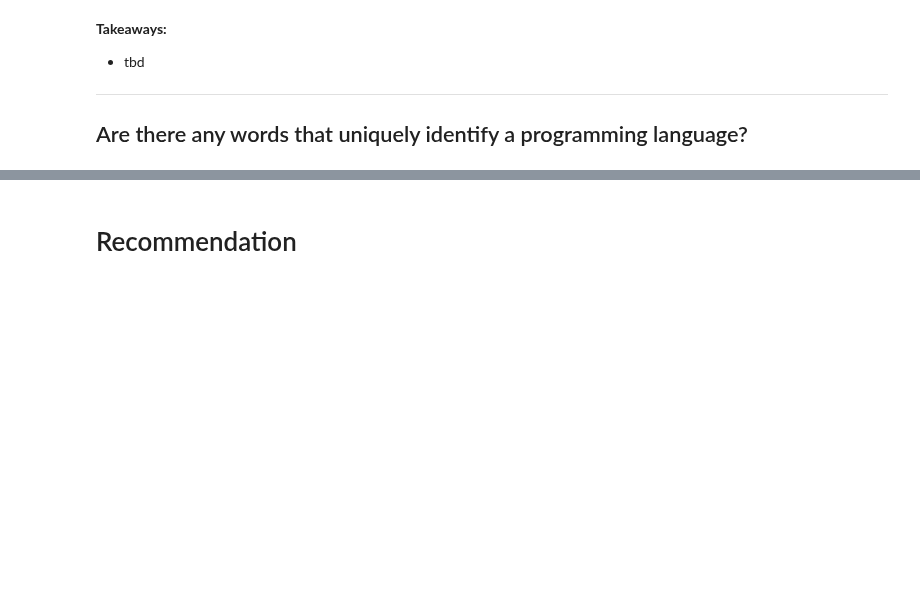
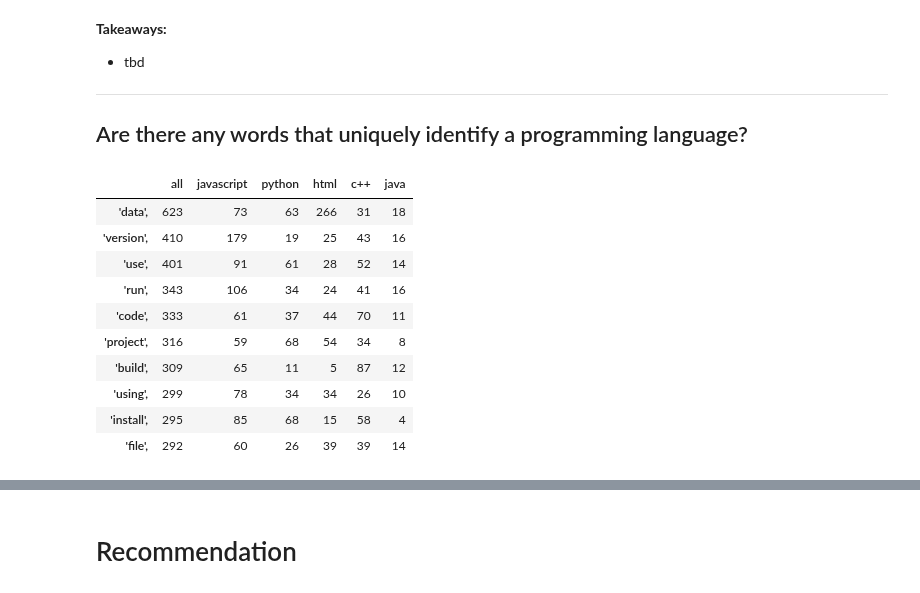
Before and after one commit to codeup-nlp/nlp-project, a Jupyter notebook: final_report.ipynb, the cells around one changed output, grey strips where cells are left out. Cells and saved outputs as stored; diff of their text form; code cells hidden in the pictures; blank space fills up the shorter version.

```diff
--- a/final_report.ipynb
+++ b/final_report.ipynb
@@ -233,3 +233,18 @@ None
 * tbd
 -----------
 ## Are there any words that uniquely identify a programming language?
+# %%
+# We did a review of the words and could not find any word that fit specifically to one language.
+word_counts.sort_values(by='all', ascending=False).head(10)
+# %% [output]
+|  | all | javascript | python | html | c++ | java |
+| 'data', | 623 | 73 | 63 | 266 | 31 | 18 |
+| 'version', | 410 | 179 | 19 | 25 | 43 | 16 |
+| 'use', | 401 | 91 | 61 | 28 | 52 | 14 |
+| 'run', | 343 | 106 | 34 | 24 | 41 | 16 |
+| 'code', | 333 | 61 | 37 | 44 | 70 | 11 |
+| 'project', | 316 | 59 | 68 | 54 | 34 | 8 |
+| 'build', | 309 | 65 | 11 | 5 | 87 | 12 |
+| 'using', | 299 | 78 | 34 | 34 | 26 | 10 |
+| 'install', | 295 | 85 | 68 | 15 | 58 | 4 |
+| 'file', | 292 | 60 | 26 | 39 | 39 | 14 |
```
Also changed, not shown: parts of 3 cells of this notebook.
